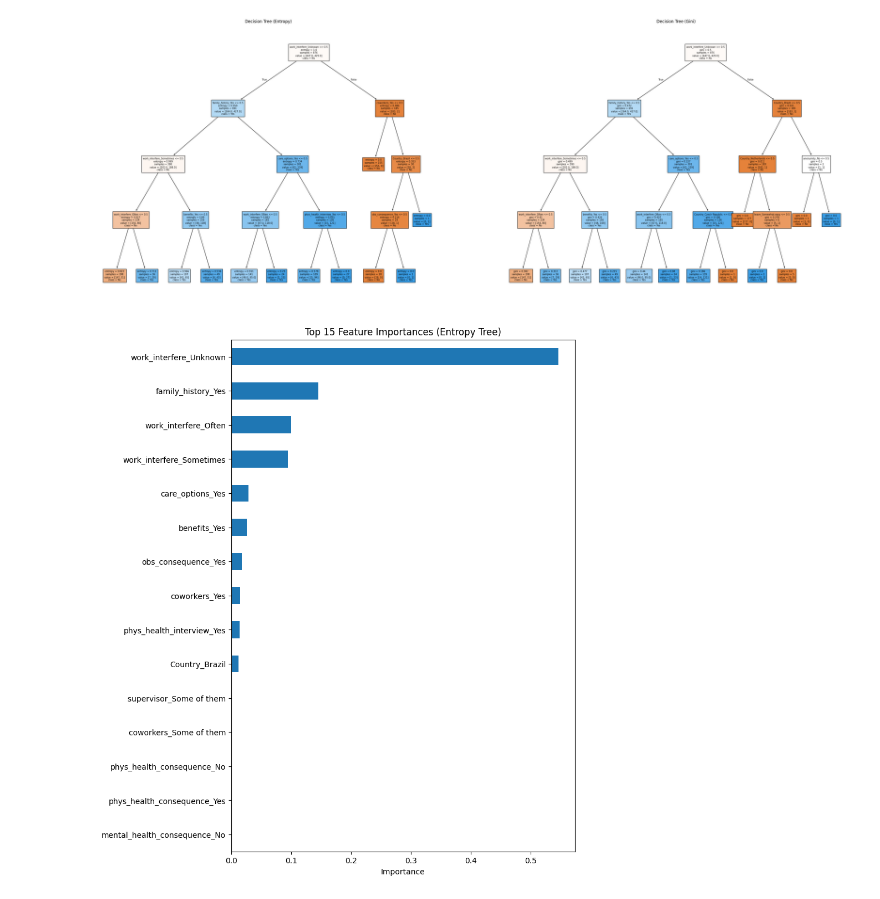
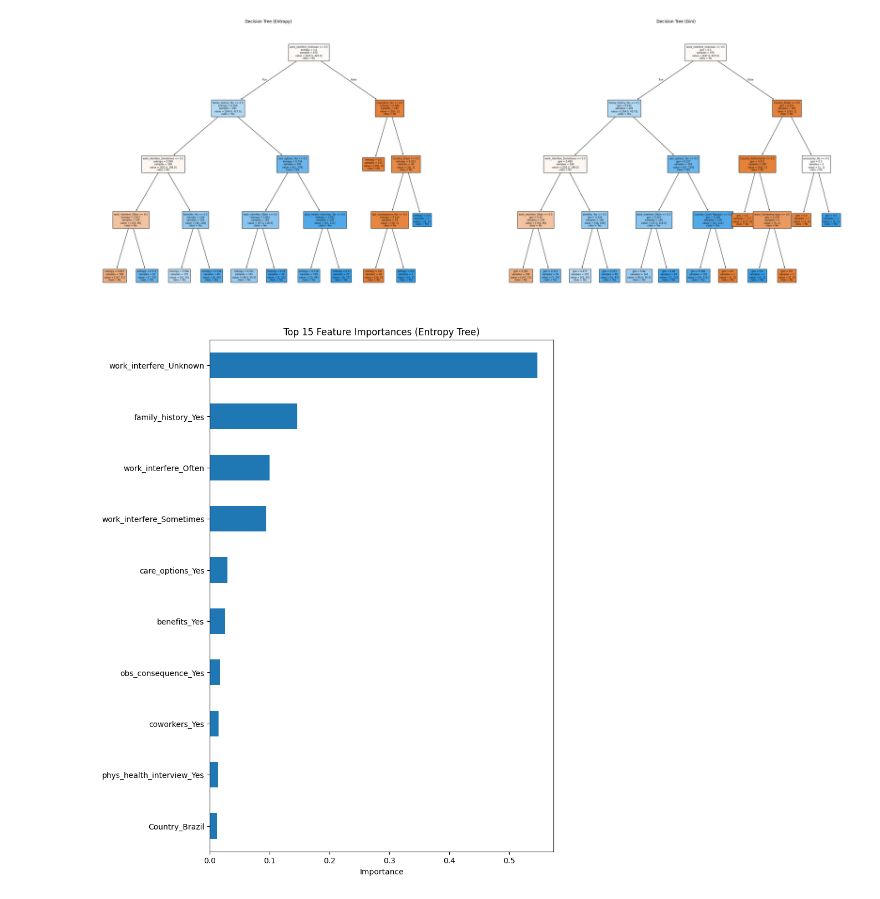
Before and after one commit to Poonk/Data_mining, a Jupyter notebook: code/Decision_tree_model.ipynb, the cells around one changed output. Drawn from its saved outputs; the diff is of its cells as text; code cells hidden in the pictures.

```diff
--- a/code/Decision_tree_model.ipynb
+++ b/code/Decision_tree_model.ipynb
@@ -368,11 +369,11 @@ plt.show()
 # %%
 importances = pd.Series(tree_entropy.feature_importances_, index=X.columns)
 importances = importances.sort_values(ascending=True)
 
 plt.figure(figsize=(8, 12))
-importances.tail(15).plot(kind="barh")
+importances.tail(10).plot(kind="barh")
 plt.title("Top 15 Feature Importances (Entropy Tree)")
 plt.xlabel("Importance")
 plt.show()
 # %% [output]
-[figure, old version]
+[figure, new version]
```
Also changed, not shown: parts of 3 cells of this notebook.
